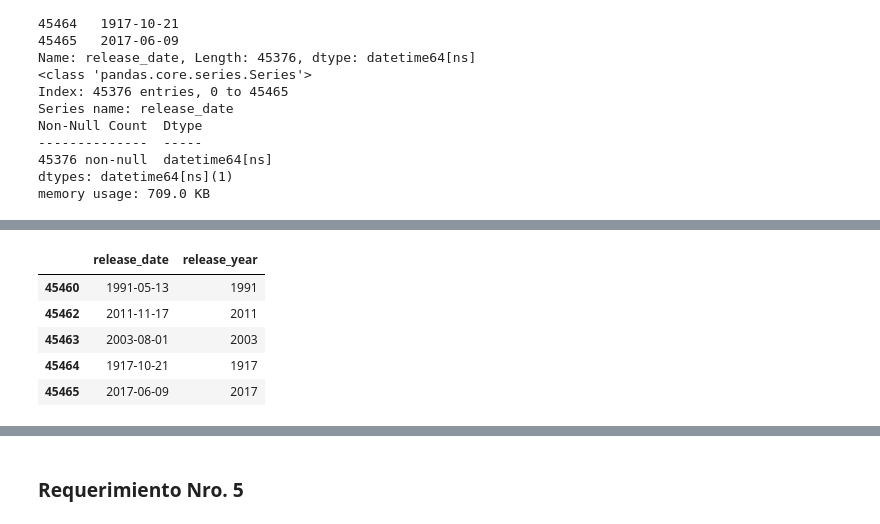
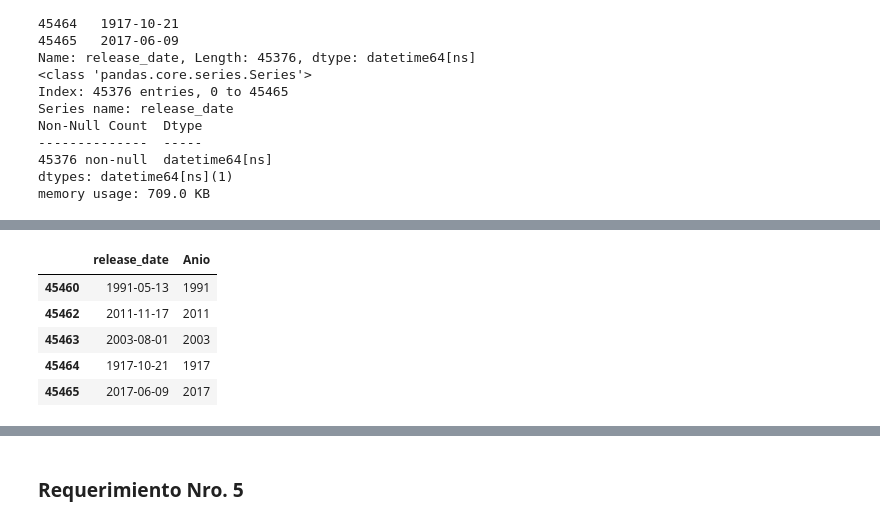
Before and after one commit to lesmengp/PI_ML_OPS, a Jupyter notebook: PI01.ipynb, the cells around one changed output, grey strips where cells are left out. Cells and saved outputs as stored; diff of their text form; code cells hidden in the pictures.

```diff
--- a/PI01.ipynb
+++ b/PI01.ipynb
@@ -299,6 +538,2 @@ Name: countries, Length: 45466, dtype: object
 # %% [markdown]
 **`5) spoken_languages`**
-# %%
-# Aplicar la función para extraer los valores 'name' y crear la nueva columna 'Collection'
-df_movies['languages'] = df_movies['spoken_languages'].apply(Extraer_Valor_List)
-df_movies['languages']
@@ -339,7 +539,0 @@ df_movies[['collection', 'genre', 'companies', 'countries', 'languages' ]]
-# %%
-### Se procede a eliminar las 5 Columnas que se estan anidadas:
-df_movies.drop(columns=['belongs_to_collection', 'genres', 'production_companies',
-                        'production_countries',  'spoken_languages' ], inplace=True)
-
-### Validan nuevamente el total de registros y columnas:
-df_movies.shape
@@ -357,0 +540,21 @@ Index(['adult', 'budget', 'homepage', 'id', 'imdb_id', 'original_language',
+# %%
+### Desanidando por la clave-valor de: name
+### Aplicar la función para extraer el valor 'name' y crear la nueva columna 'IdiomasH'
+
+Columna = 'spoken_languages'           # Columna a Desanidar
+NuevaColumna = 'IdiomasH'              # Nueva Columna (Idiomas Hablados en la Película)
+
+print(f"Cantidad de Valores Nulos de la Columna {Columna}, antes de desanidar= {df_movies[Columna].isna().sum()}")
+
+df_movies[NuevaColumna] = df_movies[Columna].apply(Extraer_Valor_List)
+
+### Eliminando la columna: genres
+df_movies.drop(columns=[Columna], inplace=True)
+
+print(f"Cantidad de Valores Nulos de la Columna {NuevaColumna}, despúes de desanidar: {df_movies[NuevaColumna].isna().sum()}")
+
+### Se procede a eliminar los valores nulos
+#df_movies.dropna(subset=[NuevaColumna], inplace=True)
+#print(f"Eliminando Valores Nulos. Cantidad de Valores Nulos de la Columna {NuevaColumna}: {df_movies[NuevaColumna].isna().sum()}")
+
+df_movies[NuevaColumna]
@@ -390,10 +609,12 @@ memory usage: 8.3+ MB
 # %%
-# Se procede a sustituir los 6 valores nulos en la columna "revenue", con cero (0).
+# Se procede a sustituir los 6 valores nulos en la columna "revenue" y "budget", con cero (0).
 df_movies['revenue'] = df_movies['revenue'].fillna(0)
+df_movies['budget'] = df_movies['budget'].fillna(0)
 
 # Otra forma de hacerlo:
 # df_movies2['revenue'].fillna(0,inplace=True)
 
 # Validamos que ya no existan valores nulos:
-df_movies['revenue'].isna().sum()
+print("Cantidad de Valores Nulos de 'revenue':",df_movies['revenue'].isna().sum())
+print("Cantidad de Valores Nulos de 'budget':",df_movies['budget'].isna().sum())
 # %% [output]
@@ -572,9 +783,9 @@ df_movies['release_date'] = pd.to_datetime(df_movies['release_date']).dt.strftim
 ### pasamos a crear la columna de años:
 
 #Creamos la columna 'release_year' que va a contener el año de la columna 'release_date'
-df_movies['release_year'] = pd.to_datetime(df_movies['release_date']).dt.year
+df_movies['Anio'] = pd.to_datetime(df_movies['release_date']).dt.year
 
 ### Validamos la nueva columna de 'release_year'
-print(df_movies[['release_date','release_year']].head(5))
-df_movies[['release_date','release_year']].tail(5)
+print(df_movies[['release_date','Anio']].head(5))
+df_movies[['release_date','Anio']].tail(5)
 # %% [output]
@@ -587,4 +798,4 @@ df_movies[['release_date','release_year']].tail(5)
-|  | release_date | release_year |
+|  | release_date | Anio |
 | 45460 | 1991-05-13 | 1991 |
 | 45462 | 2011-11-17 | 2011 |
 | 45463 | 2003-08-01 | 2003 |
```
Also changed, not shown: parts of 306 cells of this notebook, 5 other files.
